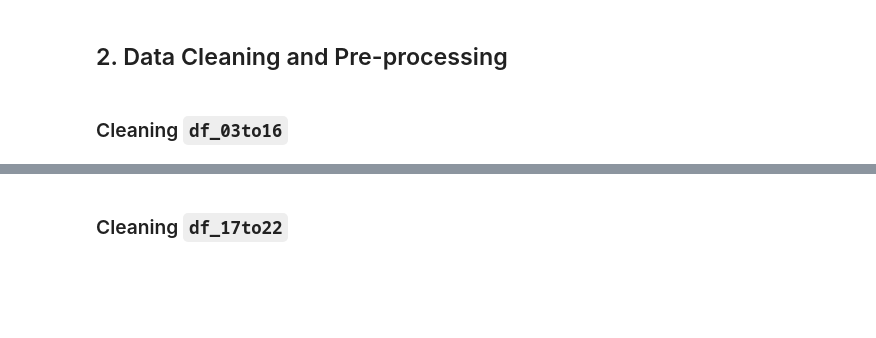
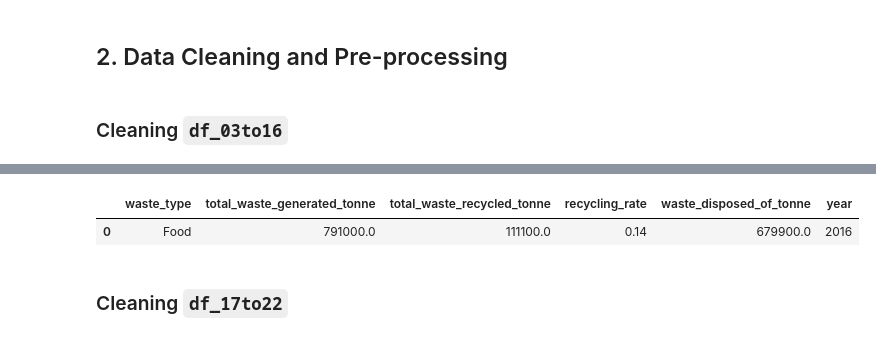
Before and after one commit to kuehbiko/02-Personal-Projects, a Jupyter notebook: WIP/Recycled Energy Savings in Singapore/recycled_materials_energy_analysis.ipynb, the cells around one changed output, grey strips where cells are left out. Cells and saved outputs as stored; diff of their text form; code cells hidden in the pictures; blank space fills up the shorter version.

```diff
--- a/WIP/Recycled Energy Savings in Singapore/recycled_materials_energy_analysis.ipynb
+++ b/WIP/Recycled Energy Savings in Singapore/recycled_materials_energy_analysis.ipynb
@@ -134,2 +123,8 @@ df_22
+# %%
+# change data types waste_disposed_of_tonne,total_waste_generated_tonne to float
+dtype= {'waste_disposed_of_tonne': 'float64',
+        'total_waste_generated_tonne': 'float64'}
+
+df_03to16 = df_03to16.astype(dtype)
 # %%
 # check missing values
@@ -136,2 +140,16 @@ df_22
+# %%
+# reoder columns
+df_03to16 = df_03to16[['waste_type',
+                       'total_waste_generated_tonne',
+                       'total_waste_recycled_tonne',
+                       'recycling_rate',
+                       'waste_disposed_of_tonne',
+                       'year']]
+# %%
+# check update
+df_03to16.reset_index(drop=True).head(1)
+# %% [output]
+|  | waste_type | total_waste_generated_tonne | total_waste_recycled_tonne | recycling_rate | waste_disposed_of_tonne | year |
+| 0 | Food | 791000.0 | 111100.0 | 0.14 | 679900.0 | 2016 |
 # %% [markdown]
 ### Cleaning `df_17to22`
```
Also changed, not shown: parts of 22 cells of this notebook.
